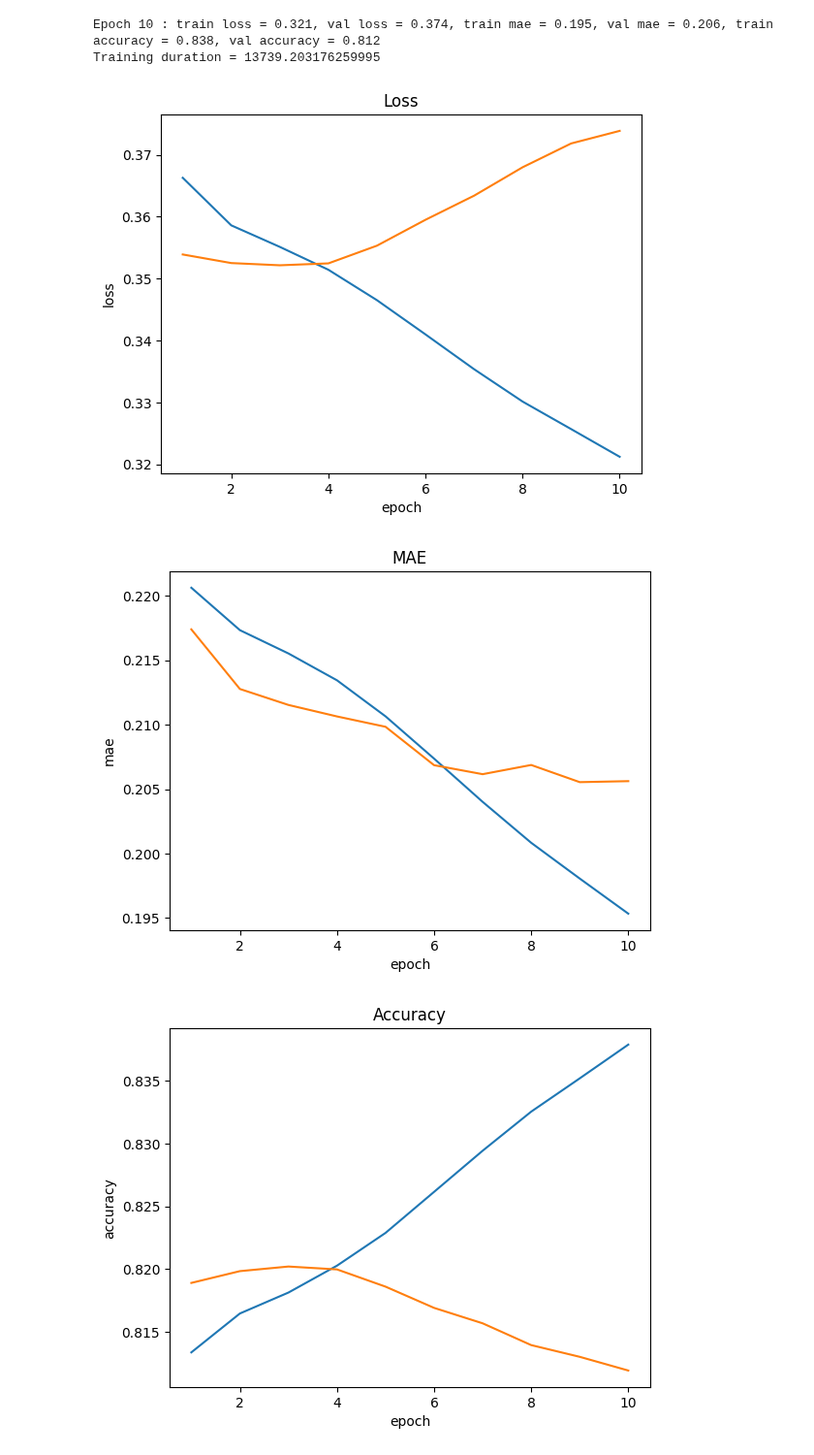
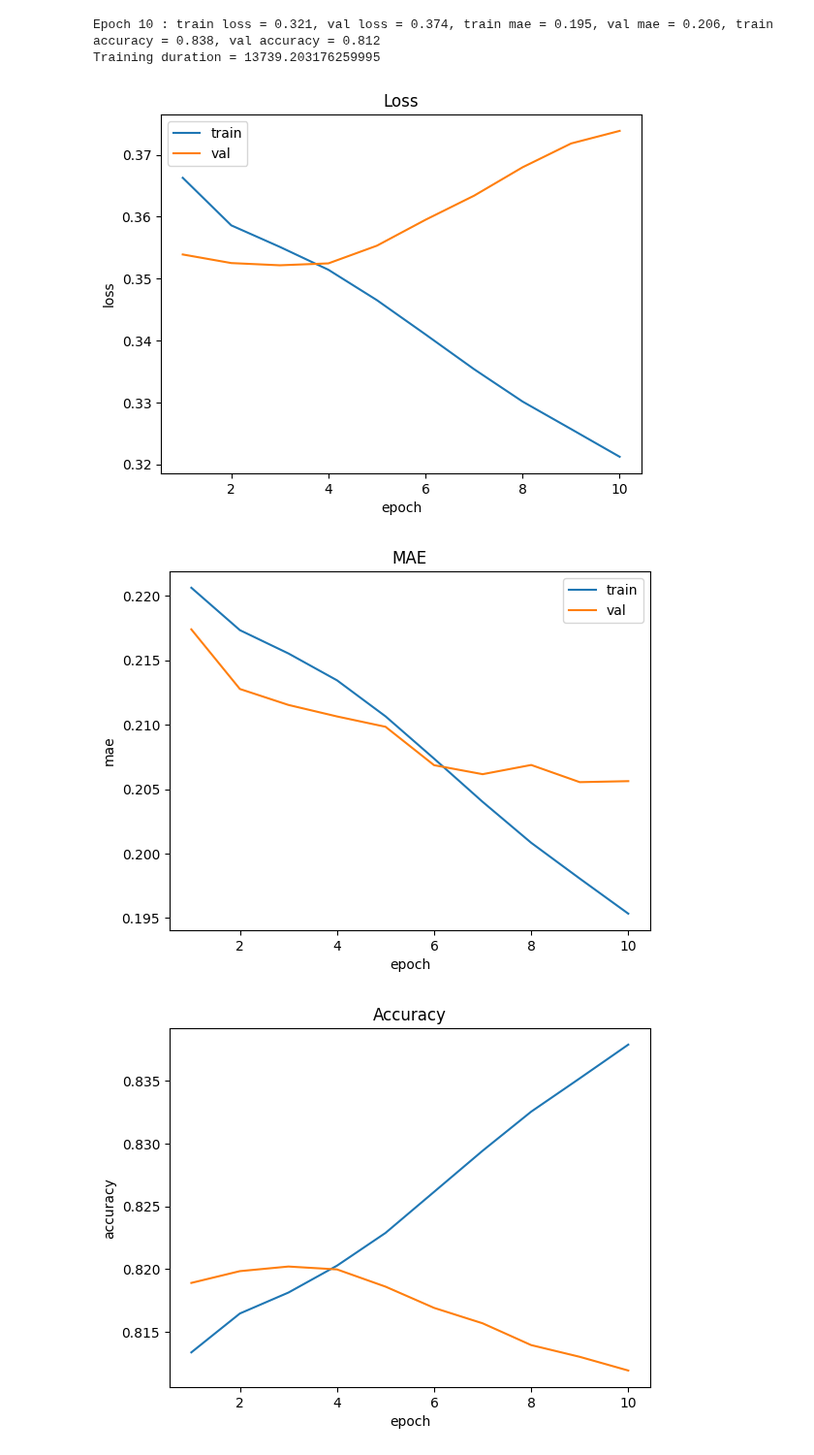
Before and after one commit to rhfdn/SummaRuNNer, a Jupyter notebook: train_RNN_RNN.ipynb, the cells around one changed output. Shown at 97% size. Drawn from its saved outputs; the diff is of its cells as text; code cells hidden in the pictures.

Commit message:
Legend added

```diff
--- a/train_RNN_RNN.ipynb
+++ b/train_RNN_RNN.ipynb
@@ -376,29 +376,31 @@ with open(checkpoints_folder + "/training_metrics.json", 'w') as fp:
 # %%
 # draw Losses
 if is_graphic:
-    plt.plot(list(range(1, len(arr_train_loss) + 1)), arr_train_loss)
-    plt.plot(list(range(1, len(arr_val_loss) + 1)), arr_val_loss)
+    plt.plot(list(range(1, len(arr_train_loss) + 1)), arr_train_loss, label="train")
+    plt.plot(list(range(1, len(arr_val_loss) + 1)), arr_val_loss, label="val")
 
     plt.title("Loss")
     plt.xlabel("epoch")
     plt.ylabel("loss")
+    plt.legend(loc="upper left")
 
     plt.show()
 # %% [output]
-[figure, old version]
+[figure, new version]
 # %%
 # draw mae
 if is_graphic:
-    plt.plot(list(range(1, len(arr_train_mae) + 1)), arr_train_mae)
-    plt.plot(list(range(1, len(arr_val_mae) + 1)), arr_val_mae)
+    plt.plot(list(range(1, len(arr_train_mae) + 1)), arr_train_mae, label="train")
+    plt.plot(list(range(1, len(arr_val_mae) + 1)), arr_val_mae, label="val")
 
     plt.title("MAE")
     plt.xlabel("epoch")
     plt.ylabel("mae")
+    plt.legend(loc="upper right")
 
     plt.show()
 # %% [output]
-[figure, old version]
+[figure, new version]
 # %%
 # draw Accuracies
 if is_graphic:
```
Also changed, not shown: parts of 3 cells of this notebook.
